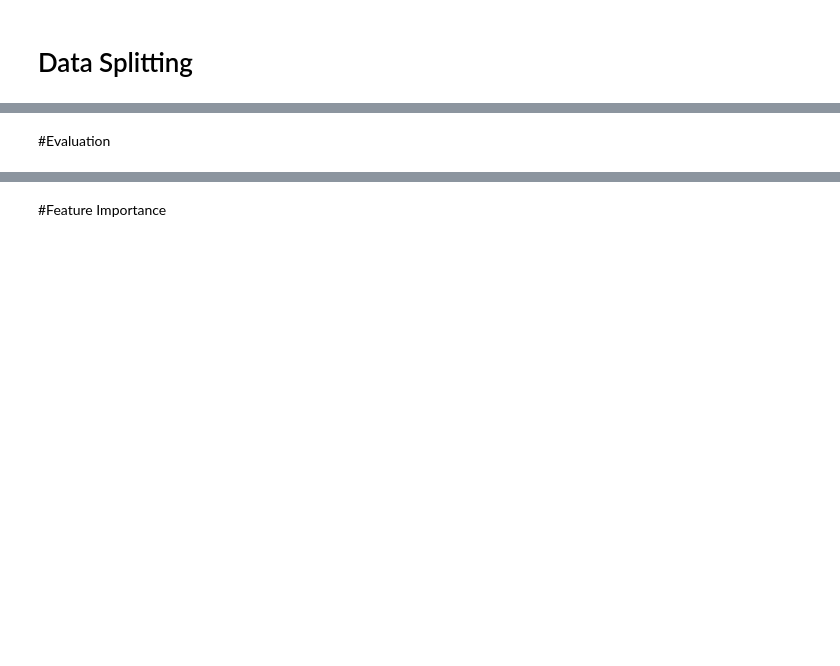
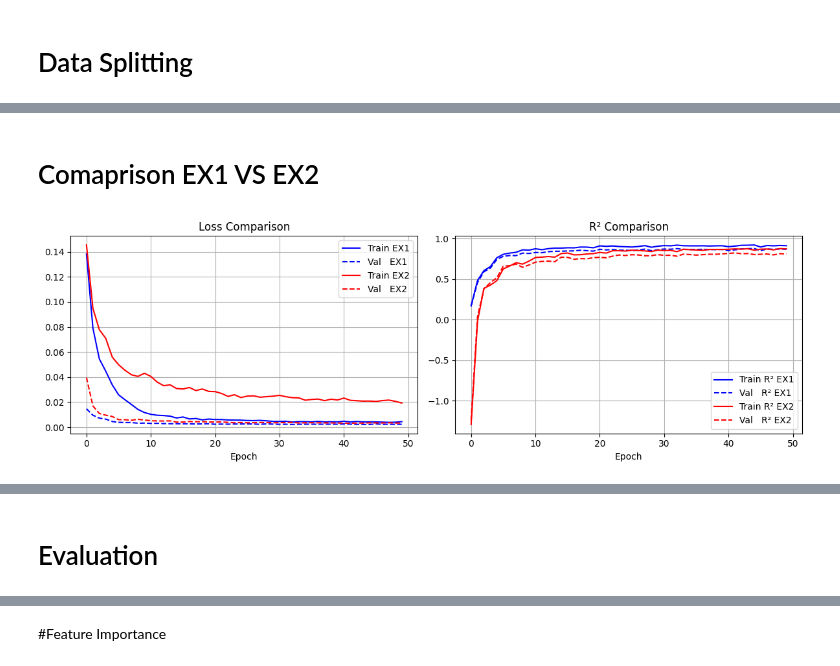
Before and after one commit to shanilev123456/Final-Project-ds, a Jupyter notebook: model.ipynb, the cells around one changed output, grey strips where cells are left out. Drawn from its saved outputs; the diff is of its cells as text; code cells hidden in the pictures; blank space fills up the shorter version.

```diff
--- a/model.ipynb
+++ b/model.ipynb
@@ -385,0 +443,23 @@ time: 21.3 s (started: 2025-05-23 11:03:12 +00:00)
+# %% [markdown]
+# Comaprison EX1 VS EX2
+# %%
+# === CELL – COMPARISON EX1 vs EX2 ===
+plt.figure(figsize=(12,4))
+
+plt.subplot(1,2,1)
+plt.plot(train_loss1, 'b-', label="Train EX1")
+plt.plot(val_loss1,   'b--',label="Val   EX1")
+plt.plot(train_loss2, 'r-', label="Train EX2")
+plt.plot(val_loss2,   'r--',label="Val   EX2")
+plt.title("Loss Comparison"); plt.xlabel("Epoch"); plt.legend(); plt.grid(True)
+
+plt.subplot(1,2,2)
+plt.plot(train_r21, 'b-', label="Train R² EX1")
+plt.plot(val_r21,   'b--',label="Val   R² EX1")
+plt.plot(train_r22, 'r-', label="Train R² EX2")
+plt.plot(val_r22,   'r--',label="Val   R² EX2")
+plt.title("R² Comparison"); plt.xlabel("Epoch"); plt.legend(); plt.grid(True)
+
+plt.tight_layout(); plt.show()
+# %% [output]
+[figure, added]
@@ -386,5 +467,5 @@ time: 21.3 s (started: 2025-05-23 11:03:12 +00:00)
 # %% [markdown]
-#Evaluation
+# Evaluation
 # %%
 def evaluate_model(model, X_train_tensor, y_train_tensor, X_val_tensor, y_val_tensor, X_test_tensor, y_test_tensor):
     model.eval()
```
Also changed, not shown: parts of 37 cells of this notebook.
